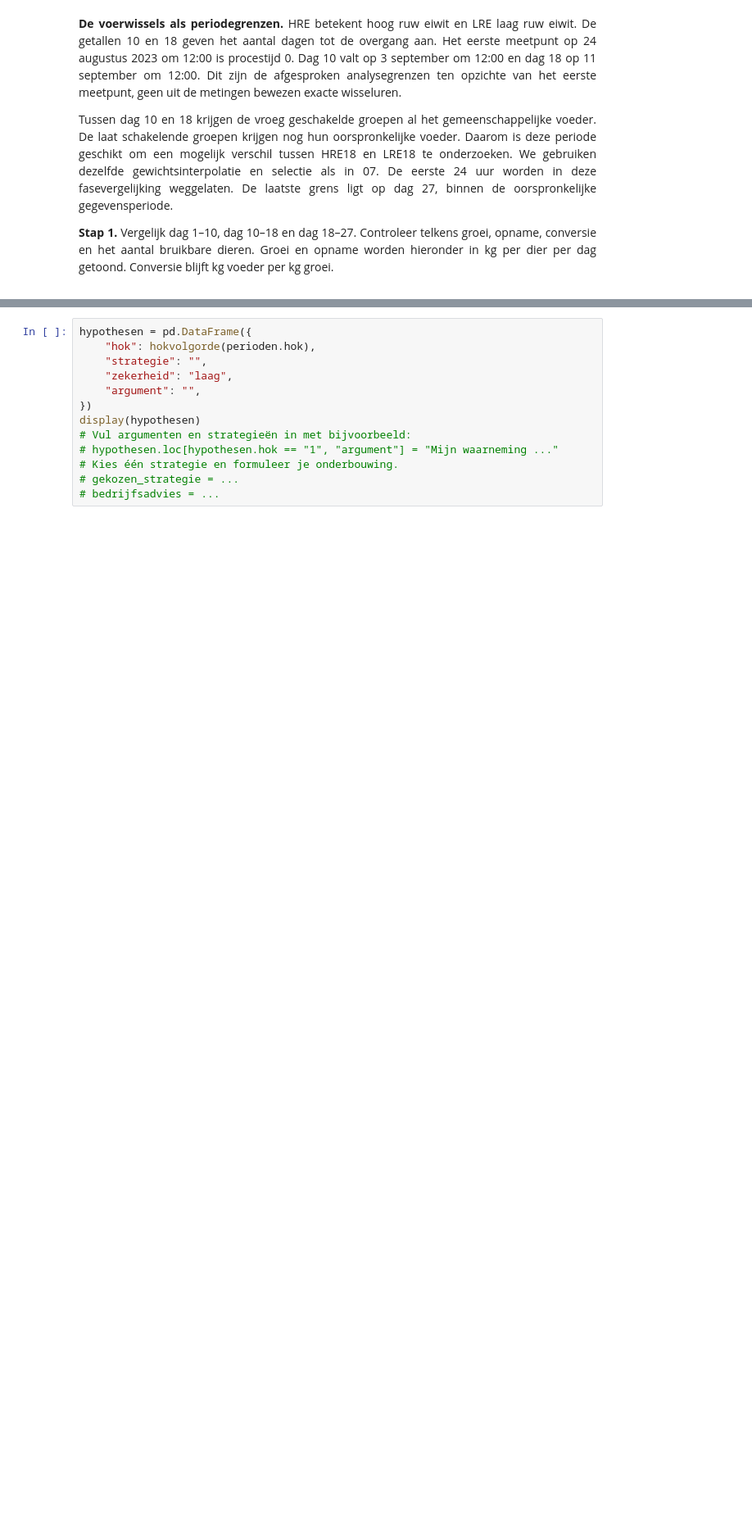
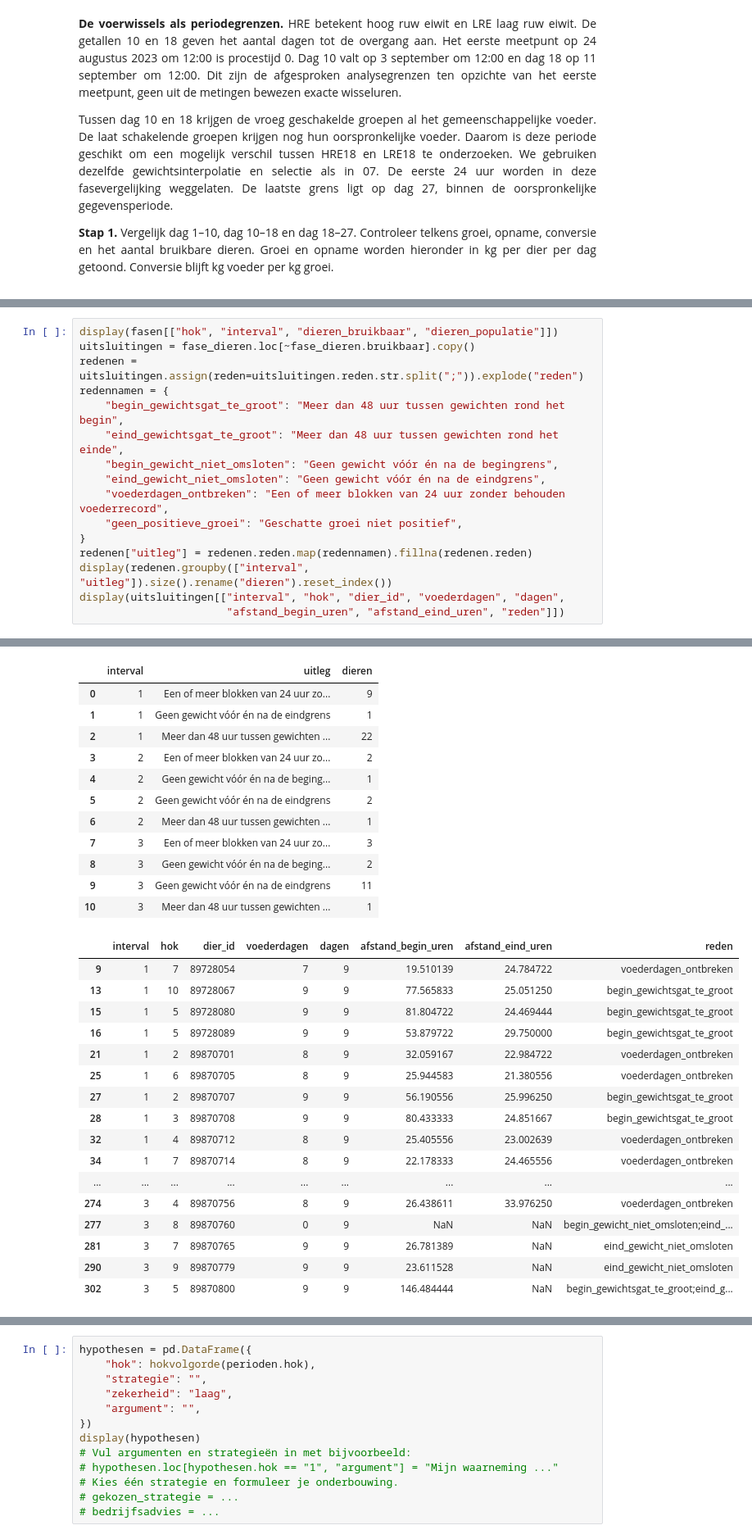
Before and after one commit to lanupro-analytics/starten-met-iot, a Jupyter notebook: docent/notebooks/08_nieuwe_gegevens_toevoegen_en_interpreteren.ipynb, the cells around one changed output, grey strips where cells are left out. Shown at 82% size. Saved outputs shown, nothing was run; the diff lists cells and outputs as text; blank space fills up the shorter version.

```diff
--- a/docent/notebooks/08_nieuwe_gegevens_toevoegen_en_interpreteren.ipynb
+++ b/docent/notebooks/08_nieuwe_gegevens_toevoegen_en_interpreteren.ipynb
@@ -742,0 +761,17 @@ display(rangorde[fasekolommen].round(3))
+# %%
+display(fasen[["hok", "interval", "dieren_bruikbaar", "dieren_populatie"]])
+uitsluitingen = fase_dieren.loc[~fase_dieren.bruikbaar].copy()
+redenen = uitsluitingen.assign(reden=uitsluitingen.reden.str.split(";")).explode("reden")
+redennamen = {
+    "begin_gewichtsgat_te_groot": "Meer dan 48 uur tussen gewichten rond het begin",
+    "eind_gewichtsgat_te_groot": "Meer dan 48 uur tussen gewichten rond het einde",
+    "begin_gewicht_niet_omsloten": "Geen gewicht vóór én na de begingrens",
+    "eind_gewicht_niet_omsloten": "Geen gewicht vóór én na de eindgrens",
+    "voederdagen_ontbreken": "Een of meer blokken van 24 uur zonder behouden voederrecord",
+    "geen_positieve_groei": "Geschatte groei niet positief",
+}
+redenen["uitleg"] = redenen.reden.map(redennamen).fillna(redenen.reden)
+display(redenen.groupby(["interval", "uitleg"]).size().rename("dieren").reset_index())
+display(uitsluitingen[["interval", "hok", "dier_id", "voederdagen", "dagen",
+                       "afstand_begin_uren", "afstand_eind_uren", "reden"]])
+# %% [output]
@@ -742,0 +795,29 @@ display(rangorde[fasekolommen].round(3))
+|  | interval | uitleg | dieren |
+| 0 | 1 | Een of meer blokken van 24 uur zo... | 9 |
+| 1 | 1 | Geen gewicht vóór én na de eindgrens | 1 |
+| 2 | 1 | Meer dan 48 uur tussen gewichten ... | 22 |
+| 3 | 2 | Een of meer blokken van 24 uur zo... | 2 |
+| 4 | 2 | Geen gewicht vóór én na de beging... | 1 |
+| 5 | 2 | Geen gewicht vóór én na de eindgrens | 2 |
+| 6 | 2 | Meer dan 48 uur tussen gewichten ... | 1 |
+| 7 | 3 | Een of meer blokken van 24 uur zo... | 3 |
+| 8 | 3 | Geen gewicht vóór én na de beging... | 2 |
+| 9 | 3 | Geen gewicht vóór én na de eindgrens | 11 |
+| 10 | 3 | Meer dan 48 uur tussen gewichten ... | 1 |
+|  | interval | hok | dier_id | voederdagen | dagen | afstand_begin_uren | afstand_eind_uren | reden |
+| 9 | 1 | 7 | 89728054 | 7 | 9 | 19.510139 | 24.784722 | voederdagen_ontbreken |
+| 13 | 1 | 10 | 89728067 | 9 | 9 | 77.565833 | 25.051250 | begin_gewichtsgat_te_groot |
+| 15 | 1 | 5 | 89728080 | 9 | 9 | 81.804722 | 24.469444 | begin_gewichtsgat_te_groot |
+| 16 | 1 | 5 | 89728089 | 9 | 9 | 53.879722 | 29.750000 | begin_gewichtsgat_te_groot |
+| 21 | 1 | 2 | 89870701 | 8 | 9 | 32.059167 | 22.984722 | voederdagen_ontbreken |
+| 25 | 1 | 6 | 89870705 | 8 | 9 | 25.944583 | 21.380556 | voederdagen_ontbreken |
+| 27 | 1 | 2 | 89870707 | 9 | 9 | 56.190556 | 25.996250 | begin_gewichtsgat_te_groot |
+| 28 | 1 | 3 | 89870708 | 9 | 9 | 80.433333 | 24.851667 | begin_gewichtsgat_te_groot |
+| 32 | 1 | 4 | 89870712 | 8 | 9 | 25.405556 | 23.002639 | voederdagen_ontbreken |
+| 34 | 1 | 7 | 89870714 | 8 | 9 | 22.178333 | 24.465556 | voederdagen_ontbreken |
+| ... | ... | ... | ... | ... | ... | ... | ... | ... |
+| 274 | 3 | 4 | 89870756 | 8 | 9 | 26.438611 | 33.976250 | voederdagen_ontbreken |
+| 277 | 3 | 8 | 89870760 | 0 | 9 | NaN | NaN | begin_gewicht_niet_omsloten;eind_... |
+| 281 | 3 | 7 | 89870765 | 9 | 9 | 26.781389 | NaN | eind_gewicht_niet_omsloten |
+| 290 | 3 | 9 | 89870779 | 9 | 9 | 23.611528 | NaN | eind_gewicht_niet_omsloten |
+| 302 | 3 | 5 | 89870800 | 9 | 9 | 146.484444 | NaN | begin_gewichtsgat_te_groot;eind_g... |
```
Also changed, not shown: parts of 8 cells of this notebook, 3 other files.
